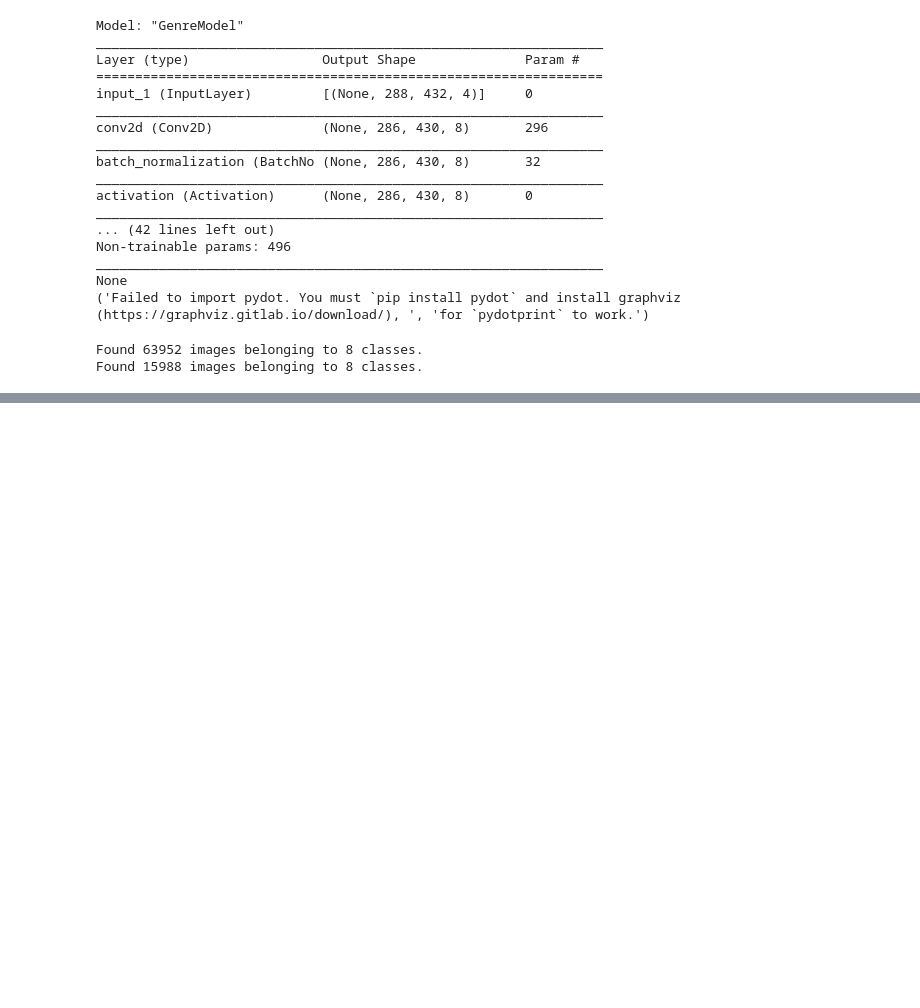
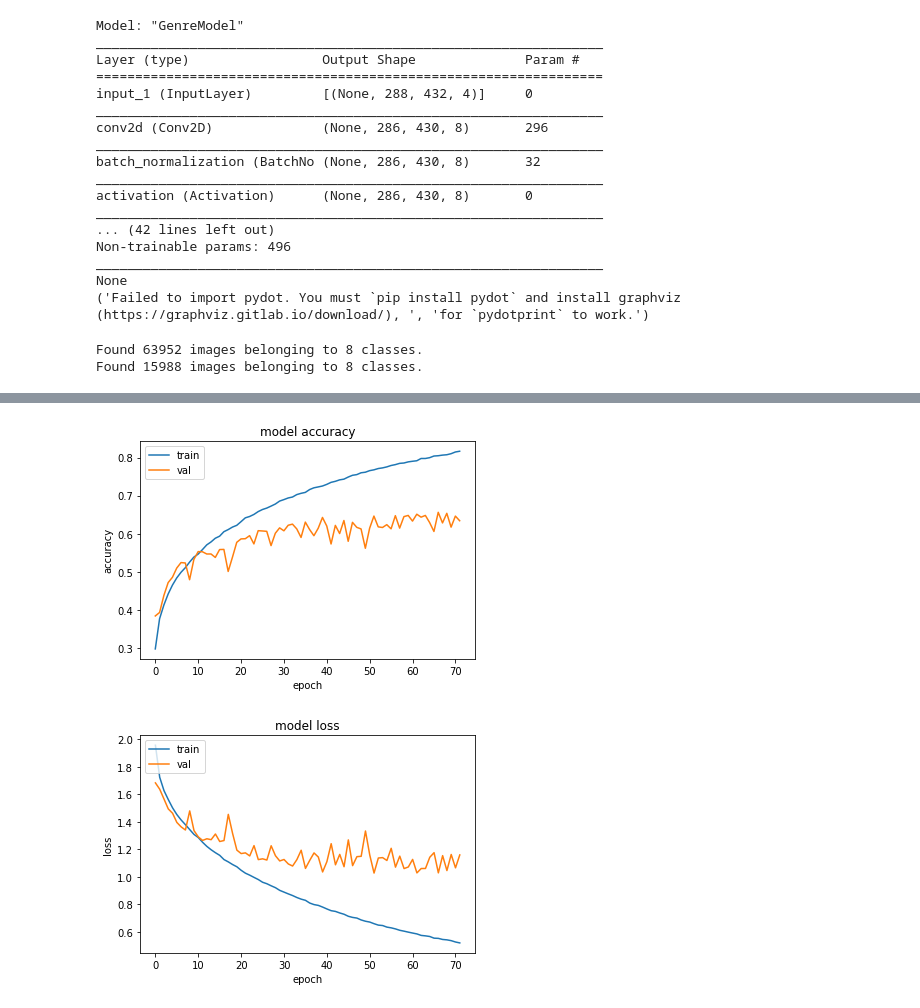
Before and after one commit to Artori-kun/music_recommendation, a Jupyter notebook: genre-based-cnn/train.ipynb, the cells around one changed output, grey strips where cells are left out. Saved outputs shown, nothing was run; the diff lists cells and outputs as text; code cells hidden in the pictures; blank space fills up the shorter version.

```diff
--- a/genre-based-cnn/train.ipynb
+++ b/genre-based-cnn/train.ipynb
@@ -116,19 +116,22 @@ Epoch 40/100
 # %%
 plt.plot(history.history['accuracy'])
-plt.plot(history.history['val_acc'])
+plt.plot(history.history['val_accuracy'])
 plt.title('model accuracy')
 plt.ylabel('accuracy')
 plt.xlabel('epoch')
 plt.legend(['train', 'val'], loc='upper left')
 plt.show()
 
 plt.plot(history.history['loss'])
 plt.plot(history.history['val_loss'])
 plt.title('model loss')
 plt.ylabel('loss')
 plt.xlabel('epoch')
 plt.legend(['train', 'val'], loc='upper left')
 plt.show()
+# %% [output]
+[figure, added]
+[figure, added]
 # %%
 saved_model = tensorflow.keras.models.load_model("./model/model.h5")
 _, train_acc = saved_model.evaluate(train_generator, verbose=0)
```
Also changed, not shown: parts of 2 cells of this notebook, 1 other file.
